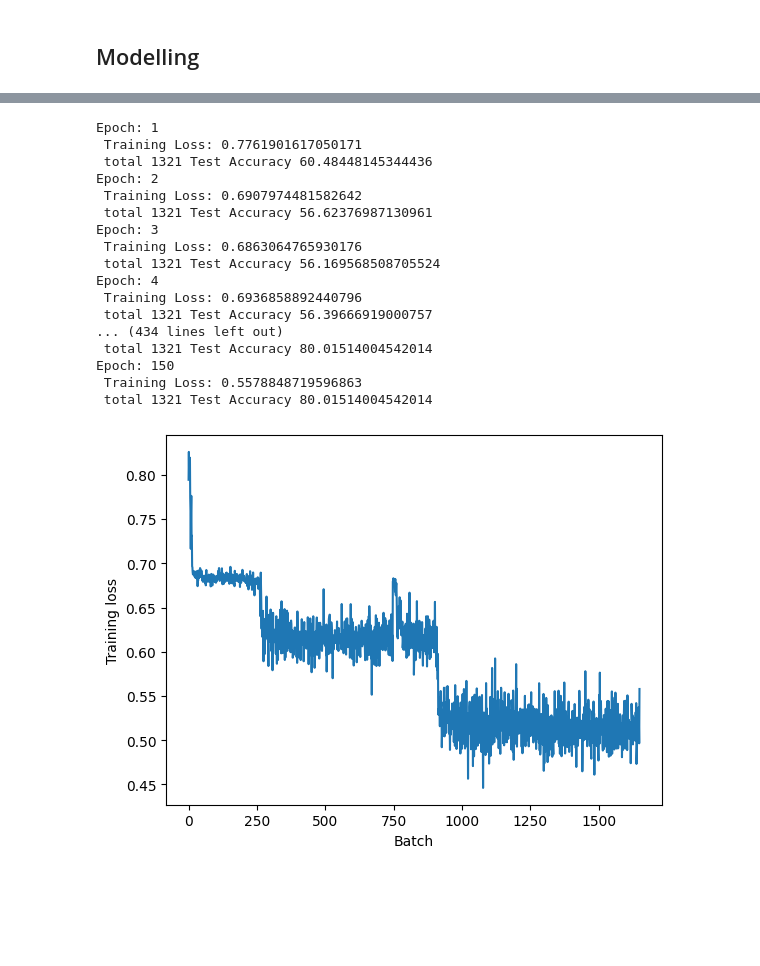
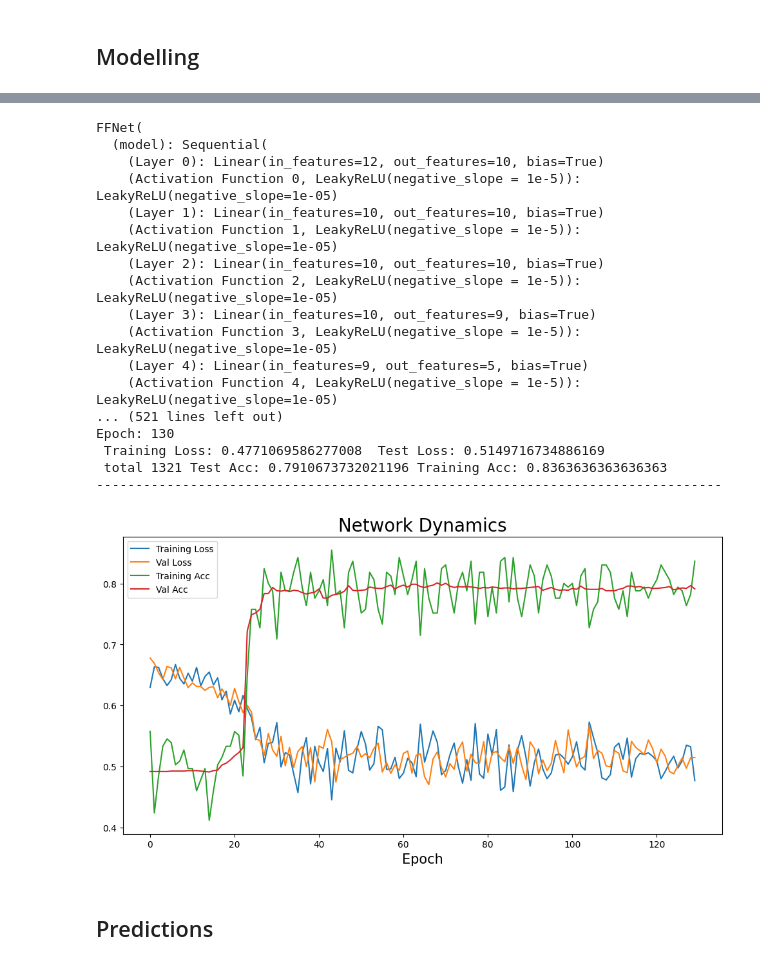
Before and after one commit to Christian-F-Badillo/spaceship_kaggle_competition, a Jupyter notebook: Spaceship.ipynb, the cells around one changed output, grey strips where cells are left out. Cells and saved outputs as stored; diff of their text form; code cells hidden in the pictures; blank space fills up the shorter version.

```diff
--- a/Spaceship.ipynb
+++ b/Spaceship.ipynb
@@ -356,7 +363,7 @@ minmax = MinMaxScaler()
 train_minmax = minmax.fit_transform(X_data)
 # %%
 class FFNet(nn.Module):
-    """ Create a FeedForward Network for Classification Task """
+    """Create a FeedForward Network for Classification Tasks"""
     def __init__(self, input_shape: int, output_shape: int, hidden_units: list, act_function: str, out_activation: str):
         # Instance the super Class
         super().__init__()
@@ -396,7 +403,7 @@ class FFNet(nn.Module):
         # Add the output Activation Funtion to the model
         self.model.add_module('Output Activation', out_act)
 
-        # odd layers
+        # Xavier Weight Initialization for each layer.
         for i in range(len(hidden_units) + 2):
             if i % 2 == 0:
                 torch.nn.init.xavier_normal_(self.model[i].weight)
@@ -454,7 +491,7 @@ X_test, y_test, X_train, y_train = shuffle_and_split_data(X_data, Y_data, 0.2, s
 # %%
 from torch.utils.data import DataLoader, TensorDataset
 
-BATCH = 512
+BATCH = 1024
 
 train_tensor = TensorDataset(X_train, y_train)
 test_tensor = TensorDataset(X_test, y_test)
@@ -485,33 +506,48 @@ FFNet(
 # %%
-num_epochs = 150
+num_epochs = 130 # Number of epochs
+# hidden_layers =  [10] * 5 # I suggest use this
+hidden_layers = [10, 10 , 10 , 9, 5] # This work well
+Categories = 2 # Number of Classes
+inp_shape = X_train.shape[1] # Number of Variables
 
-model = FFNet(12, 2, [10, 5, 3], 'LeakyReLU(negative_slope = 1e-1)', 'Sigmoid()').to('cpu')
-optimizer = torch.optim.Adam(model.parameters(), lr = 1e-2)
+model = FFNet(inp_shape, Categories, hidden_layers, 'LeakyReLU(negative_slope = 1e-5)', 'Sigmoid()').to('cpu')
+
+print(model, '\n')
+optimizer = torch.optim.Adam(model.parameters(), lr = 1e-3)
 criterion = nn.CrossEntropyLoss()
 
-losses = train(model, criterion, optimizer, data_train, data_test, num_epochs=num_epochs, device='cpu')
+history = train(model, criterion, optimizer, data_train, data_test, num_epochs=num_epochs, device='cpu')
 # %% [output]
-Epoch: 1
- Training Loss: 0.7761901617050171
- total 1321 Test Accuracy 60.48448145344436
-Epoch: 2
- Training Loss: 0.6907974481582642
- total 1321 Test Accuracy 56.62376987130961
-Epoch: 3
- Training Loss: 0.6863064765930176
- total 1321 Test Accuracy 56.169568508705524
-Epoch: 4
- Training Loss: 0.6936858892440796
- total 1321 Test Accuracy 56.39666919000757
-... (434 lines left out)
- total 1321 Test Accuracy 80.01514004542014
-Epoch: 150
- Training Loss: 0.5578848719596863
- total 1321 Test Accuracy 80.01514004542014
+FFNet(
+  (model): Sequential(
+    (Layer 0): Linear(in_features=12, out_features=10, bias=True)
+    (Activation Function 0, LeakyReLU(negative_slope = 1e-5)): LeakyReLU(negative_slope=1e-05)
+    (Layer 1): Linear(in_features=10, out_features=10, bias=True)
+    (Activation Function 1, LeakyReLU(negative_slope = 1e-5)): LeakyReLU(negative_slope=1e-05)
+    (Layer 2): Linear(in_features=10, out_features=10, bias=True)
+    (Activation Function 2, LeakyReLU(negative_slope = 1e-5)): LeakyReLU(negative_slope=1e-05)
+    (Layer 3): Linear(in_features=10, out_features=9, bias=True)
+    (Activation Function 3, LeakyReLU(negative_slope = 1e-5)): LeakyReLU(negative_slope=1e-05)
+    (Layer 4): Linear(in_features=9, out_features=5, bias=True)
+    (Activation Function 4, LeakyReLU(negative_slope = 1e-5)): LeakyReLU(negative_slope=1e-05)
+... (521 lines left out)
+Epoch: 130
+ Training Loss: 0.4771069586277008  Test Loss: 0.5149716734886169
+ total 1321 Test Acc: 0.7910673732021196 Training Acc: 0.8363636363636363
+--------------------------------------------------------------------------------
-# %%
-plt.plot(losses)
-plt.xlabel('Batch')
-plt.ylabel('Training loss')
-plt.show()
-# %% [output]
-[figure, removed]
+# %%
+fig, ax = plt.subplots(figsize = (12, 6))
+
+ax.plot(history[0], label = 'Training Loss')
+ax.plot(history[1], label = 'Val Loss')
+ax.plot(history[2], label = 'Training Acc')
+ax.plot(history[3], label = 'Val Acc')
+
+ax.set_xlabel('Epoch', fontsize = 15)
+plt.title('Network Dynamics', fontsize = 20)
+plt.legend()
+plt.show()
+# %% [output]
+[figure, added]
+# %% [markdown]
+## Predictions
```
Also changed, not shown: parts of 20 cells of this notebook.
